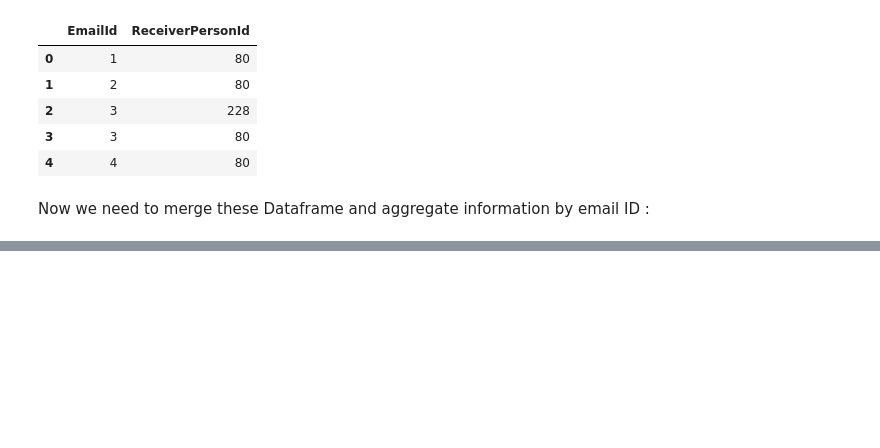
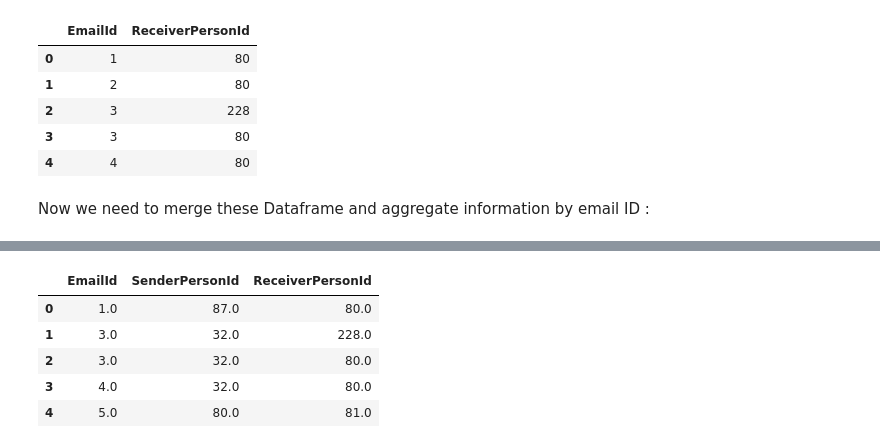
Before and after one commit to loistal/ADA_lab1, a Jupyter notebook: 05- Tamming Text/Hillary Email Controversy.ipynb, the cells around one changed output, grey strips where cells are left out. Cells and saved outputs as stored; diff of their text form; code cells hidden in the pictures; blank space fills up the shorter version.

```diff
--- a/05- Tamming Text/Hillary Email Controversy.ipynb
+++ b/05- Tamming Text/Hillary Email Controversy.ipynb
@@ -382,0 +362,11 @@ senders.merge(receivers, on=['EmailId'])
+# %%
+# Merge Dataframes
+relations = senders.merge(receivers, on=['EmailId'], how='outer')
+relations.head()
+# %% [output]
+|  | EmailId | SenderPersonId | ReceiverPersonId |
+| 0 | 1.0 | 87.0 | 80.0 |
+| 1 | 3.0 | 32.0 | 228.0 |
+| 2 | 3.0 | 32.0 | 80.0 |
+| 3 | 4.0 | 32.0 | 80.0 |
+| 4 | 5.0 | 80.0 | 81.0 |
```
Also changed, not shown: parts of 21 cells of this notebook.
